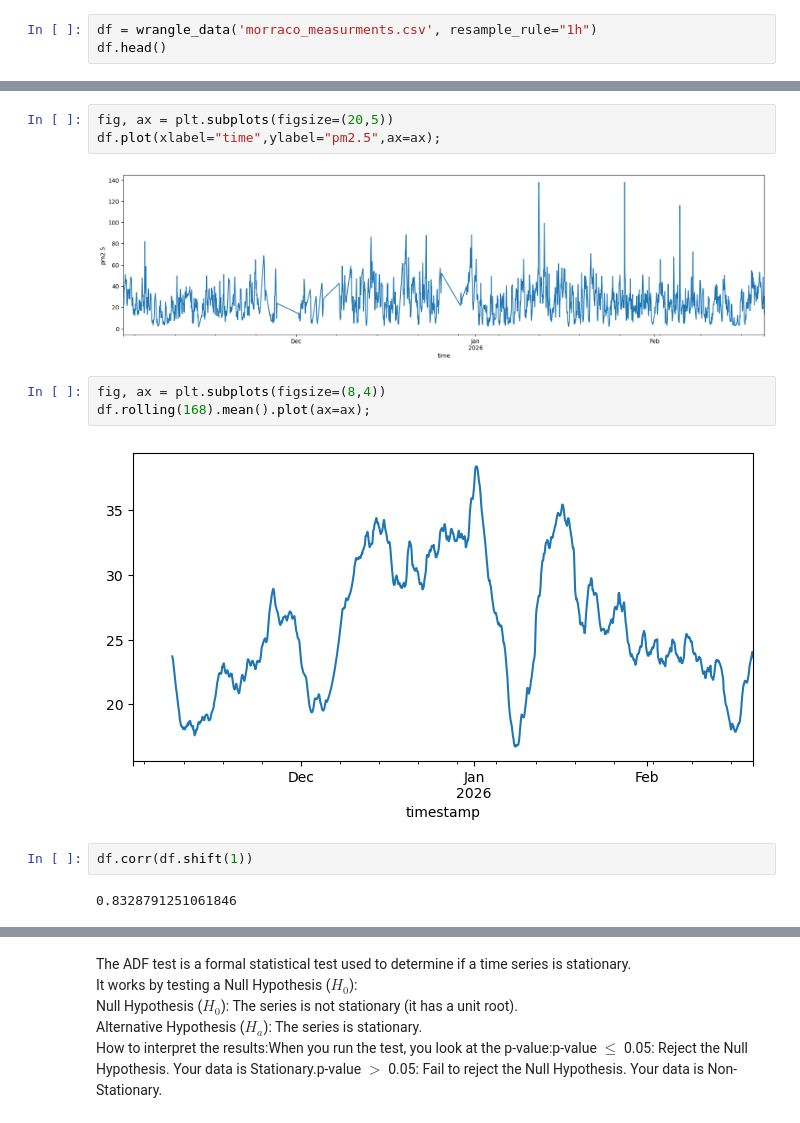
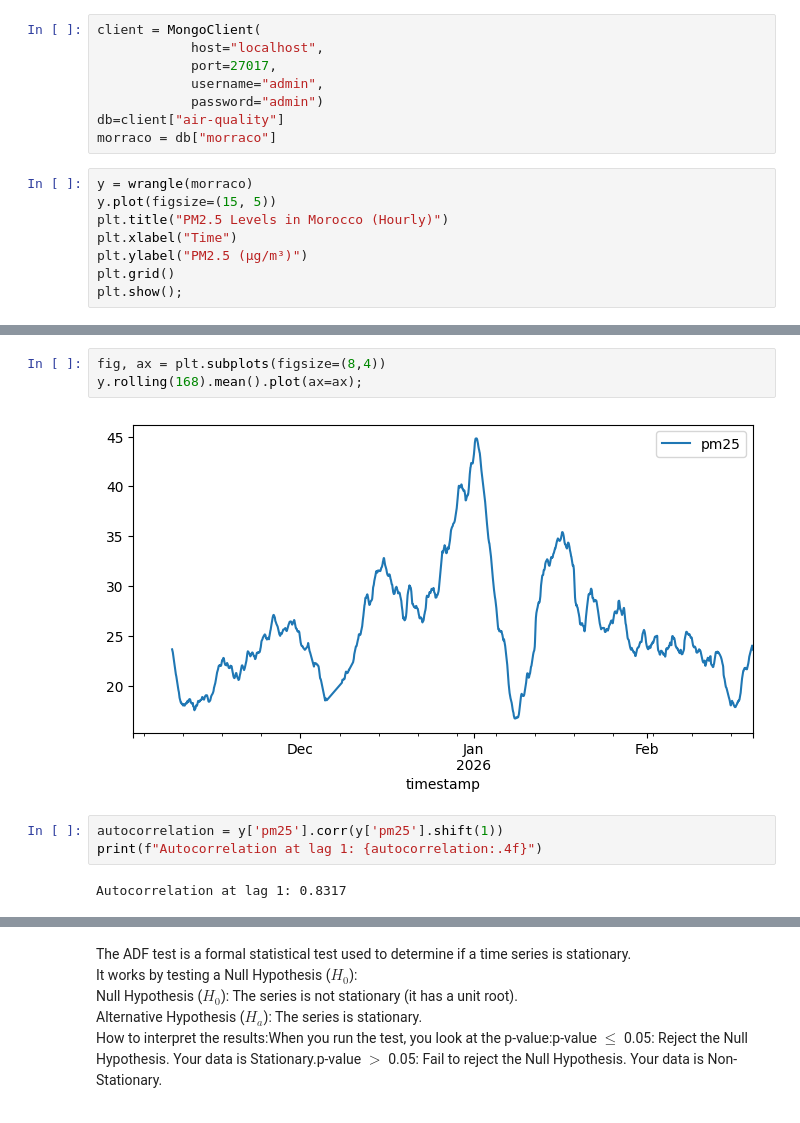
Before and after one commit to mohamedabdomm2/air-quality-morraco, a Jupyter notebook: data_preperation.ipynb, the cells around one changed output, grey strips where cells are left out. Drawn from its saved outputs; the diff is of its cells as text.

Commit message:
Added Mongo Container

```diff
--- a/data_preperation.ipynb
+++ b/data_preperation.ipynb
@@ -36,4 +36,17 @@ def wrangle_data(path, resample_rule="1h"):
+# %%
+client = MongoClient(
+            host="localhost",
+            port=27017,
+            username="admin",
+            password="admin")
+db=client["air-quality"]
+morraco = db["morraco"]
 # %%
-df = wrangle_data('morraco_measurments.csv', resample_rule="1h")
-df.head()
+y = wrangle(morraco)
+y.plot(figsize=(15, 5))
+plt.title("PM2.5 Levels in Morocco (Hourly)")
+plt.xlabel("Time")
+plt.ylabel("PM2.5 (µg/m³)")
+plt.grid()
+plt.show();
 # %% [output]
@@ -72,16 +54,12 @@ df.plot(kind="box",vert=False,title = "Distribution of Pm25 readings");
-# %%
-fig, ax = plt.subplots(figsize=(20,5))
-df.plot(xlabel="time",ylabel="pm2.5",ax=ax);
-# %% [output]
-[figure, removed]
 # %%
 fig, ax = plt.subplots(figsize=(8,4))
-df.rolling(168).mean().plot(ax=ax);
+y.rolling(168).mean().plot(ax=ax);
 # %% [output]
-[figure, old version]
+[figure, new version]
 # %%
-df.corr(df.shift(1))
+autocorrelation = y['pm25'].corr(y['pm25'].shift(1))
+print(f"Autocorrelation at lag 1: {autocorrelation:.4f}")
 # %% [output]
-0.8328791251061846
+Autocorrelation at lag 1: 0.8317
 # %%
 fig, ax = plt.subplots(figsize=(10, 3))
```
Also changed, not shown: parts of 11 cells of this notebook, 3 other files.
